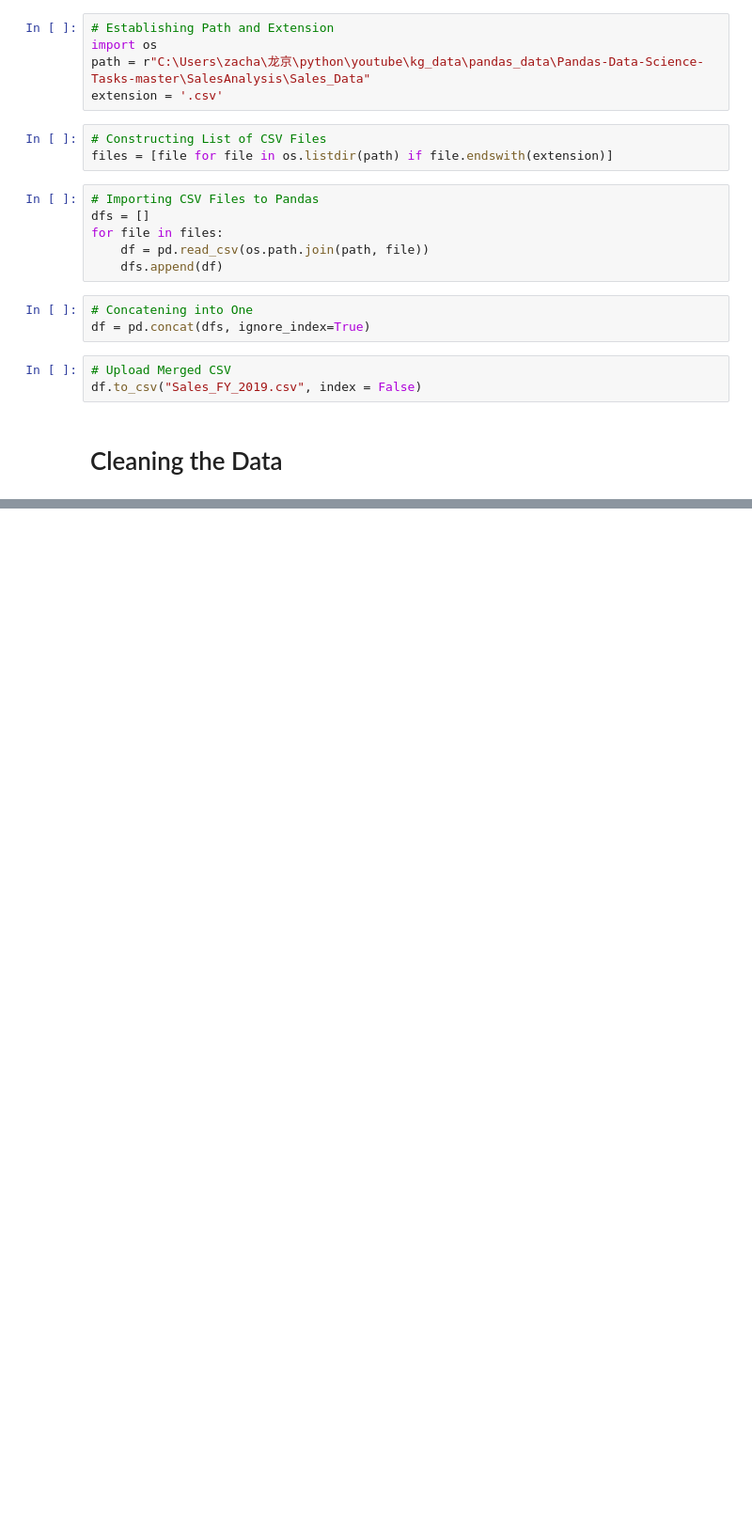
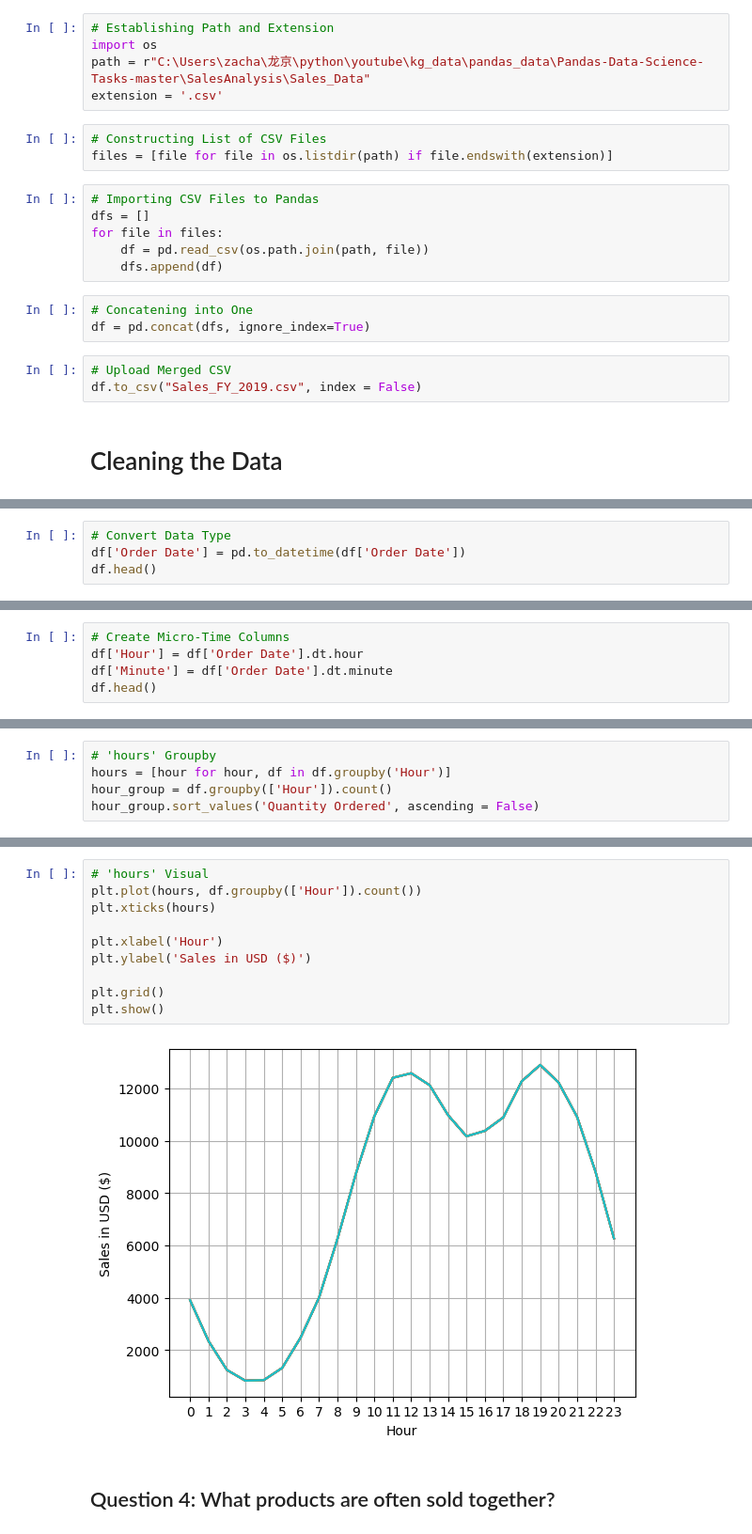
Before and after one commit to zachary-matthieu/python, a Jupyter notebook: kg_case_study.ipynb, the cells around one changed output, grey strips where cells are left out. Shown at 94% size. Cells and saved outputs as stored; diff of their text form; blank space fills up the shorter version.

```diff
--- a/kg_case_study.ipynb
+++ b/kg_case_study.ipynb
@@ -39,0 +218,4 @@ df.head()
+# %%
+# Convert Data Type
+df['Order Date'] = pd.to_datetime(df['Order Date'])
+df.head()
@@ -39,0 +229,5 @@ df.head()
+# %%
+# Create Micro-Time Columns
+df['Hour'] = df['Order Date'].dt.hour
+df['Minute'] = df['Order Date'].dt.minute
+df.head()
@@ -39,0 +241,5 @@ df.head()
+# %%
+# 'hours' Groupby
+hours = [hour for hour, df in df.groupby('Hour')]
+hour_group = df.groupby(['Hour']).count()
+hour_group.sort_values('Quantity Ordered', ascending = False)
@@ -39,0 +265,14 @@ df.head()
+# %%
+# 'hours' Visual
+plt.plot(hours, df.groupby(['Hour']).count())
+plt.xticks(hours)
+
+plt.xlabel('Hour')
+plt.ylabel('Sales in USD ($)')
+
+plt.grid()
+plt.show()
+# %% [output]
+[figure, added]
+# %% [markdown]
+## Question 4: What products are often sold together?
```
Also changed, not shown: parts of 30 cells of this notebook.
